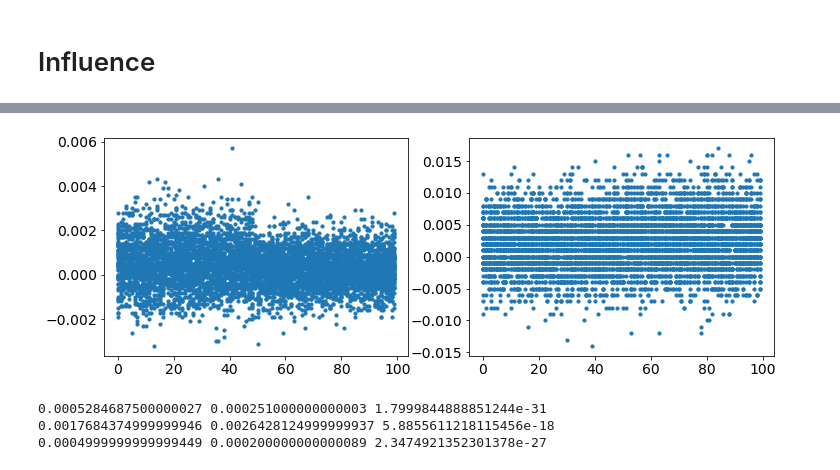
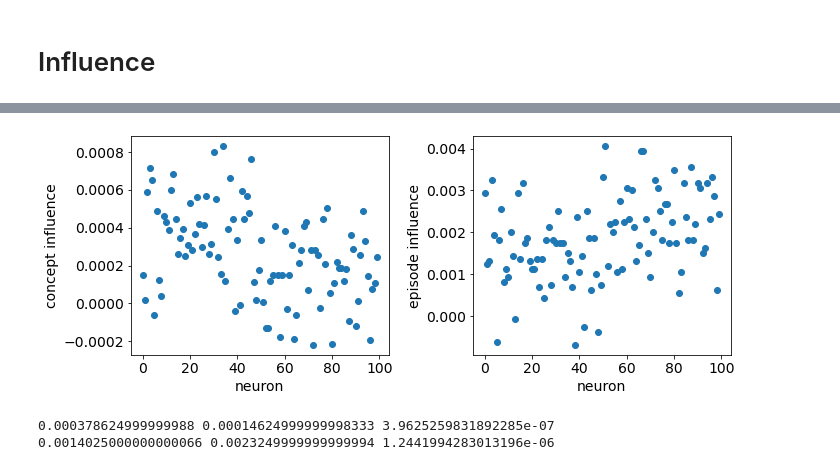
Before and after one commit to louiskang-group/kang-2024-examples-concepts, a Jupyter notebook: ml/2tasks.ipynb, the cells around one changed output, grey strips where cells are left out. Cells and saved outputs as stored; diff of their text form; code cells hidden in the pictures.

```diff
--- a/ml/2tasks.ipynb
+++ b/ml/2tasks.ipynb
@@ -343,15 +346,17 @@ z_logits = np.expand_dims(z_logits_by_neuron.sum(1)
 y_logits_without_neuron = y_logits - y_logits_by_neuron
 z_logits_without_neuron = z_logits - z_logits_by_neuron
 # %%
+# Computing accuracies from logits
 class_accuracies = np.mean(y_logits.argmax(3)
-                           == np.expand_dims(class_targets, 1), 2)
-episode_accuracies = np.mean(z_logits.argmax(3)
-                             == np.expand_dims(episode_targets, 1), 2)
+                           == np.expand_dims(class_targets, 1), (0,2))
+set_accuracies = np.mean(z_logits.argmax(3)
+                         == np.expand_dims(set_targets, 1), (0,2))
 
 class_acc_without_neuron = np.mean(y_logits_without_neuron.argmax(3)
-                                   == np.expand_dims(class_targets, 1), 2)
-episode_acc_without_neuron = np.mean(z_logits_without_neuron.argmax(3)
-                                     == np.expand_dims(episode_targets, 1), 2)
+                                   == np.expand_dims(class_targets, 1), (0,2))
+set_acc_without_neuron = np.mean(z_logits_without_neuron.argmax(3)
+                                 == np.expand_dims(set_targets, 1), (0,2))
 
+# Influence is the mean decrease in accuracy upon silencing neuron
 class_influences = class_accuracies - class_acc_without_neuron
-episode_influences = episode_accuracies - episode_acc_without_neuron
+set_influences = set_accuracies - set_acc_without_neuron
@@ -410,30 +375,25 @@ z_logits_without_neuron = z_logits - z_logits_by_neuron + z_logits_mean
-# %%
-class_acc_without_neuron = np.mean(y_logits_without_neuron.argmax(3)
-                                   == np.expand_dims(class_targets, 1), 2)
-episode_acc_without_neuron = np.mean(z_logits_without_neuron.argmax(3)
-                                     == np.expand_dims(episode_targets, 1), 2)
-
-class_influences = class_accuracies - class_acc_without_neuron
-episode_influences = episode_accuracies - episode_acc_without_neuron
-# %%
-fig, axes = plt.subplots(1, 2, figsize=(12, 4))
-for c, e in zip(class_influences, episode_influences):
-    axes[0].scatter(range(HIDDEN_SIZE), c, s=10, color='tab:blue')
-    axes[1].scatter(range(HIDDEN_SIZE), e, s=10, color='tab:blue')
-plt.show()
-
-class_influences0 = class_influences[:,:half].flatten()
-class_influences1 = class_influences[:,half:].flatten()
-episode_influences0 = episode_influences[:,:half].flatten()
-episode_influences1 = episode_influences[:,half:].flatten()
-print(class_influences0.mean(), class_influences1.mean(),
-      stats.ttest_ind(class_influences0, class_influences1).pvalue)
-print(episode_influences0.mean(), episode_influences1.mean(),
-      stats.ttest_ind(episode_influences0, episode_influences1).pvalue)
-print(np.median(class_influences0), np.median(class_influences1),
-      stats.mannwhitneyu(class_influences0, class_influences1).pvalue)
-# %% [output]
-[figure, removed]
-0.0005284687500000027 0.000251000000000003 1.7999844888851244e-31
-0.0017684374999999946 0.0026428124999999937 5.8855611218115456e-18
-0.0004999999999999449 0.000200000000000089 2.3474921352301378e-27
+# %%
+fig, axes = plt.subplots(1, 2, figsize=(10, 4))
+axes[0].scatter(range(HIDDEN_SIZE), class_influences, color='tab:blue')
+axes[0].set_xlabel("neuron")
+axes[0].set_ylabel("concept influence")
+axes[1].scatter(range(HIDDEN_SIZE), set_influences, color='tab:blue')
+axes[1].set_xlabel("neuron")
+axes[1].set_ylabel("episode influence")
+fig.tight_layout()
+plt.show()
+
+# Comparing influences between first and second halves of the hidden layer
+half = int(round(HIDDEN_SIZE/2))
+class_influences0 = class_influences[:half]
+class_influences1 = class_influences[half:]
+set_influences0 = set_influences[:half]
+set_influences1 = set_influences[half:]
+print(class_influences0.mean(), class_influences1.mean(),
+      stats.ttest_ind(class_influences0, class_influences1).pvalue)
+print(set_influences0.mean(), set_influences1.mean(),
+      stats.ttest_ind(set_influences0, set_influences1).pvalue)
+# %% [output]
+[figure, added]
+0.000378624999999988 0.00014624999999998333 3.9625259831892285e-07
+0.0014025000000000066 0.0023249999999999994 1.2441994283013196e-06
```
Also changed, not shown: parts of 21 cells of this notebook, 16 other files.
